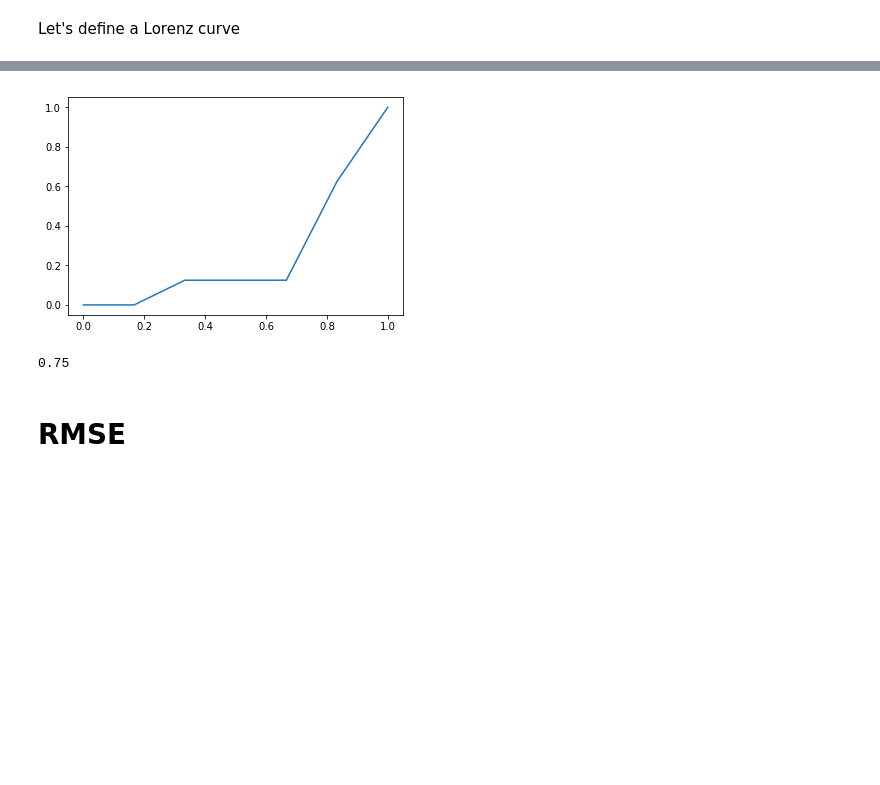
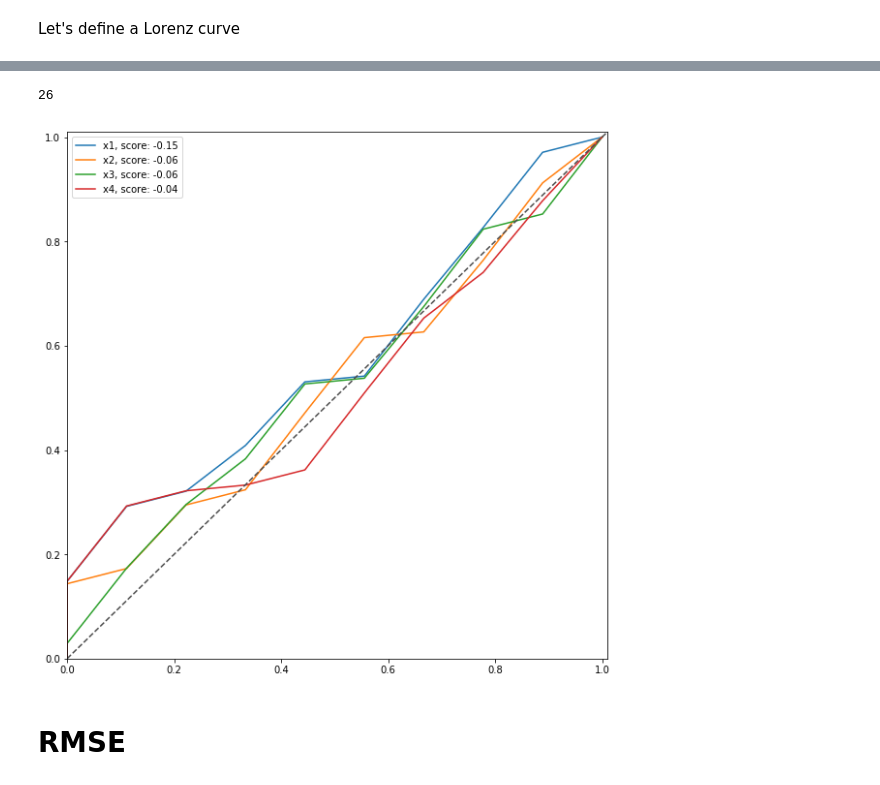
Before and after one commit to WoutAarts/portfolio, a Jupyter notebook: kaggle_insurance.ipynb, the cells around one changed output, grey strips where cells are left out. Drawn from its saved outputs; the diff is of its cells as text; code cells hidden in the pictures; blank space fills up the shorter version.

```diff
--- a/kaggle_insurance.ipynb
+++ b/kaggle_insurance.ipynb
@@ -279,17 +208,22 @@ lorenz_curve(risk_proxy_example, loss_example)
 # %%
 def score(x, y):
-    integrate = trapz(x, y)
+    integral = trapz(y, x)
+    output = 1 - 2 * integral
 
-    return integrate
+    return output
-# %%
-fig, ax = plt.subplots()
-
-y = lorenz_curve(risk_proxy_example, loss_example)
-
-ax.plot(y[0], y[1]);
-# %% [output]
-[figure, removed]
-# %%
-score(y[0], y[1])
-# %% [output]
-0.75
+# %%
+def lorenz_plot(df, list_of_risk_proxies, loss):
+
+    fig, ax = plt.subplots(figsize=(10,10))
+    for i in range(len(list_of_risk_proxies)):
+        y = lorenz_curve(df[list_of_risk_proxies[i]], df[loss])
+        score_y = score(y[0], y[1])
+
+        legend = list_of_risk_proxies[i] + ', score: ' + str(np.round(score_y,2))
+
+        ax.plot(y[0], y[1], label=legend);
+
+    ax.set_xlim(0,1.01)
+    ax.set_ylim(0,1.01)
+    ax.plot(ax.get_xlim(), ax.get_ylim(), ls="--", c=".3")
+    ax.legend()
@@ -296,3 +238,24 @@ score(y[0], y[1])
+# %%
+np.random.randint(100)
+# %% [output]
+26
+# %%
+thing = pd.DataFrame({
+    'x1': np.random.rand(1,10)[0] * np.random.randint(10000),
+    'x2': np.random.rand(1,10)[0] * np.random.randint(10000),
+    'x3': np.random.rand(1,10)[0] * np.random.randint(10000),
+    'x4': np.random.rand(1,10)[0] * np.random.randint(10000),
+    'loss': np.random.rand(1,10)[0] * np.random.randint(10000)
+#     'loss':np.array([11,3,2,5,66,9,4,5,7,3])
+})
+# %%
+lorenz_plot(
+    thing,
+    ['x1', 'x2', 'x3', 'x4'],
+    'loss'
+)
+# %% [output]
+[figure, added]
 # %% [markdown]
 # RMSE
 # %% [markdown]
```
Also changed, not shown: parts of 63 cells of this notebook.
